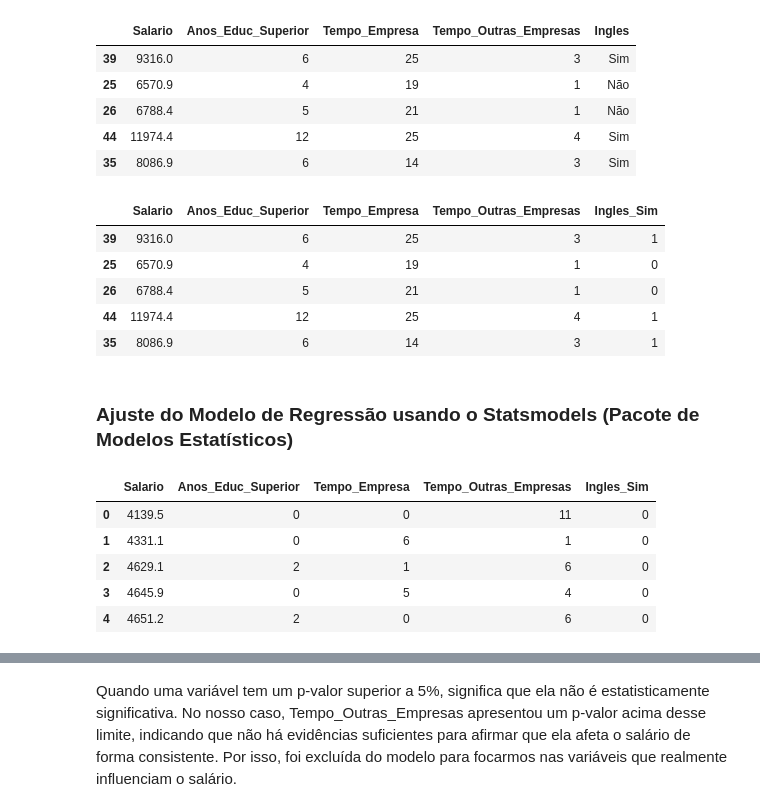
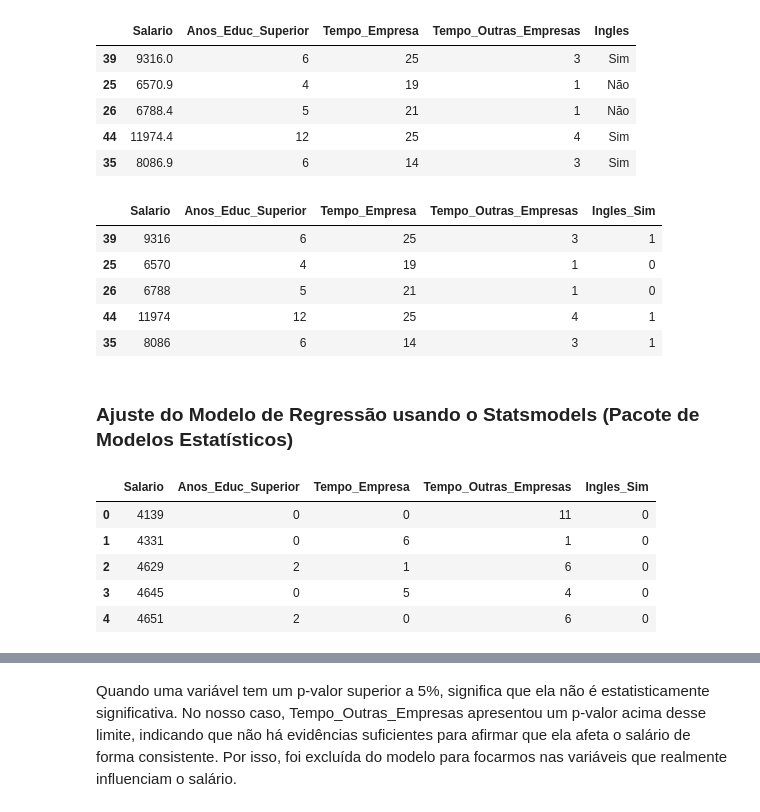
Before and after one commit to bessarodrigo/regressao_linear_salarios, a Jupyter notebook: regressao_linear_salarios.ipynb, the cells around one changed output, grey strips where cells are left out. Saved outputs shown, nothing was run; the diff lists cells and outputs as text; code cells hidden in the pictures.

```diff
--- a/regressao_linear_salarios.ipynb
+++ b/regressao_linear_salarios.ipynb
@@ -219,25 +265,31 @@ df.sample(5, random_state=42)
 # %%
 # Criação da variável dummy usando o get_dummies()
 df2 = pd.get_dummies(df, drop_first=True)
+
+# Converter True/False para 1/0
+df2 = df2.astype(int)
+
 df2.sample(5, random_state=42)
+# df.head()
 # %% [output]
 |  | Salario | Anos_Educ_Superior | Tempo_Empresa | Tempo_Outras_Empresas | Ingles_Sim |
-| 39 | 9316.0 | 6 | 25 | 3 | 1 |
-| 25 | 6570.9 | 4 | 19 | 1 | 0 |
-| 26 | 6788.4 | 5 | 21 | 1 | 0 |
-| 44 | 11974.4 | 12 | 25 | 4 | 1 |
-| 35 | 8086.9 | 6 | 14 | 3 | 1 |
+| 39 | 9316 | 6 | 25 | 3 | 1 |
+| 25 | 6570 | 4 | 19 | 1 | 0 |
+| 26 | 6788 | 5 | 21 | 1 | 0 |
+| 44 | 11974 | 12 | 25 | 4 | 1 |
+| 35 | 8086 | 6 | 14 | 3 | 1 |
 # %% [markdown]
 ### Ajuste do Modelo de Regressão usando o Statsmodels (Pacote de Modelos Estatísticos)
 # %%
+# Visualização das 5 primeiras linhas do df2
 df2.head()
 # %% [output]
 |  | Salario | Anos_Educ_Superior | Tempo_Empresa | Tempo_Outras_Empresas | Ingles_Sim |
-| 0 | 4139.5 | 0 | 0 | 11 | 0 |
-| 1 | 4331.1 | 0 | 6 | 1 | 0 |
-| 2 | 4629.1 | 2 | 1 | 6 | 0 |
-| 3 | 4645.9 | 0 | 5 | 4 | 0 |
-| 4 | 4651.2 | 2 | 0 | 6 | 0 |
+| 0 | 4139 | 0 | 0 | 11 | 0 |
+| 1 | 4331 | 0 | 6 | 1 | 0 |
+| 2 | 4629 | 2 | 1 | 6 | 0 |
+| 3 | 4645 | 0 | 5 | 4 | 0 |
+| 4 | 4651 | 2 | 0 | 6 | 0 |
 # %%
 # Variável resposta
 y = df2['Salario']
```
Also changed, not shown: parts of 13 cells of this notebook.
